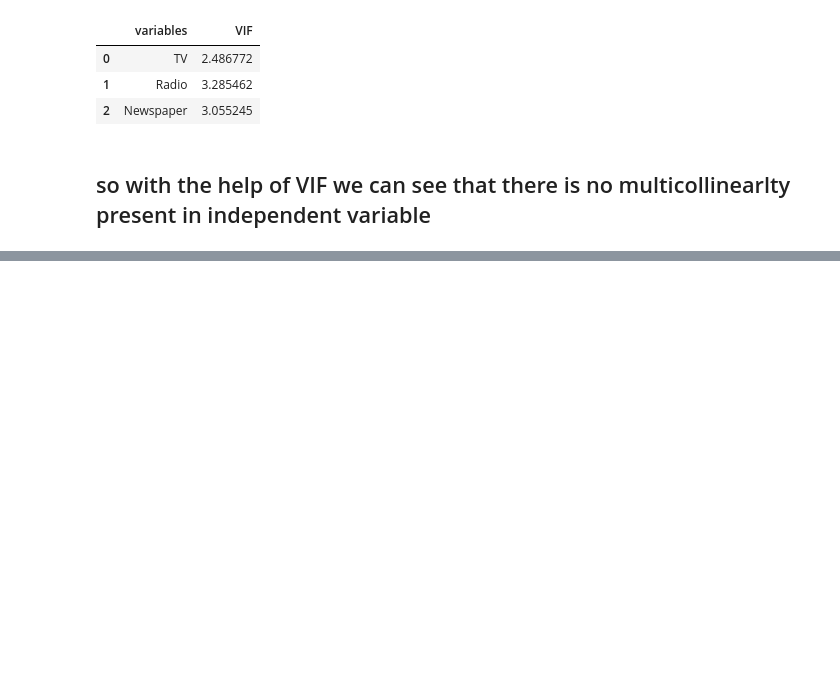
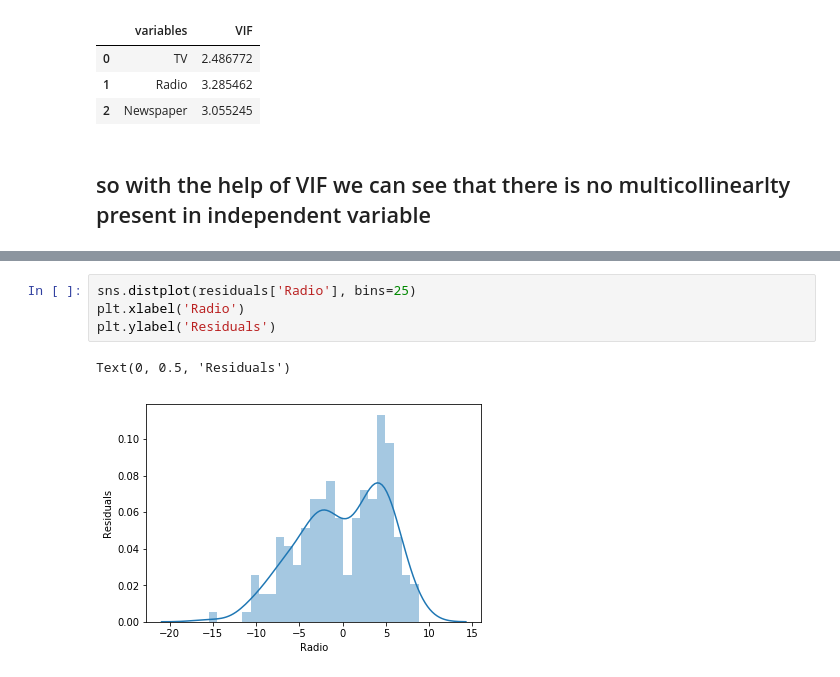
Before and after one commit to Abhishek768/sales_prediction, a Jupyter notebook: sales_prediction.ipynb, the cells around one changed output, grey strips where cells are left out. Saved outputs shown, nothing was run; the diff lists cells and outputs as text; blank space fills up the shorter version.

```diff
--- a/sales_prediction.ipynb
+++ b/sales_prediction.ipynb
@@ -397,0 +426,7 @@ std_vif(ad_data.iloc[:,:-1])
+# %%
+sns.distplot(residuals['Radio'], bins=25)
+plt.xlabel('Radio')
+plt.ylabel('Residuals')
+# %% [output]
+Text(0, 0.5, 'Residuals')
+[figure, added]
```
Also changed, not shown: parts of 4 cells of this notebook.
